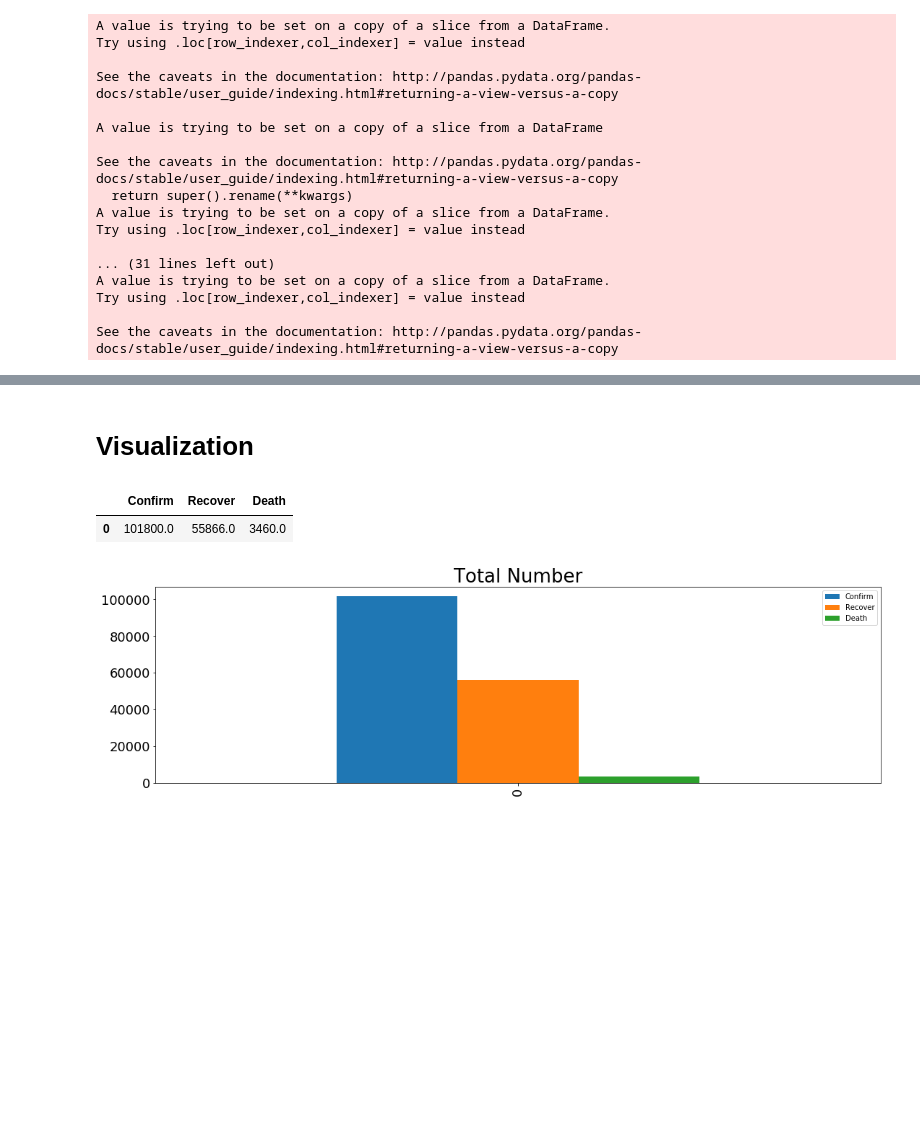
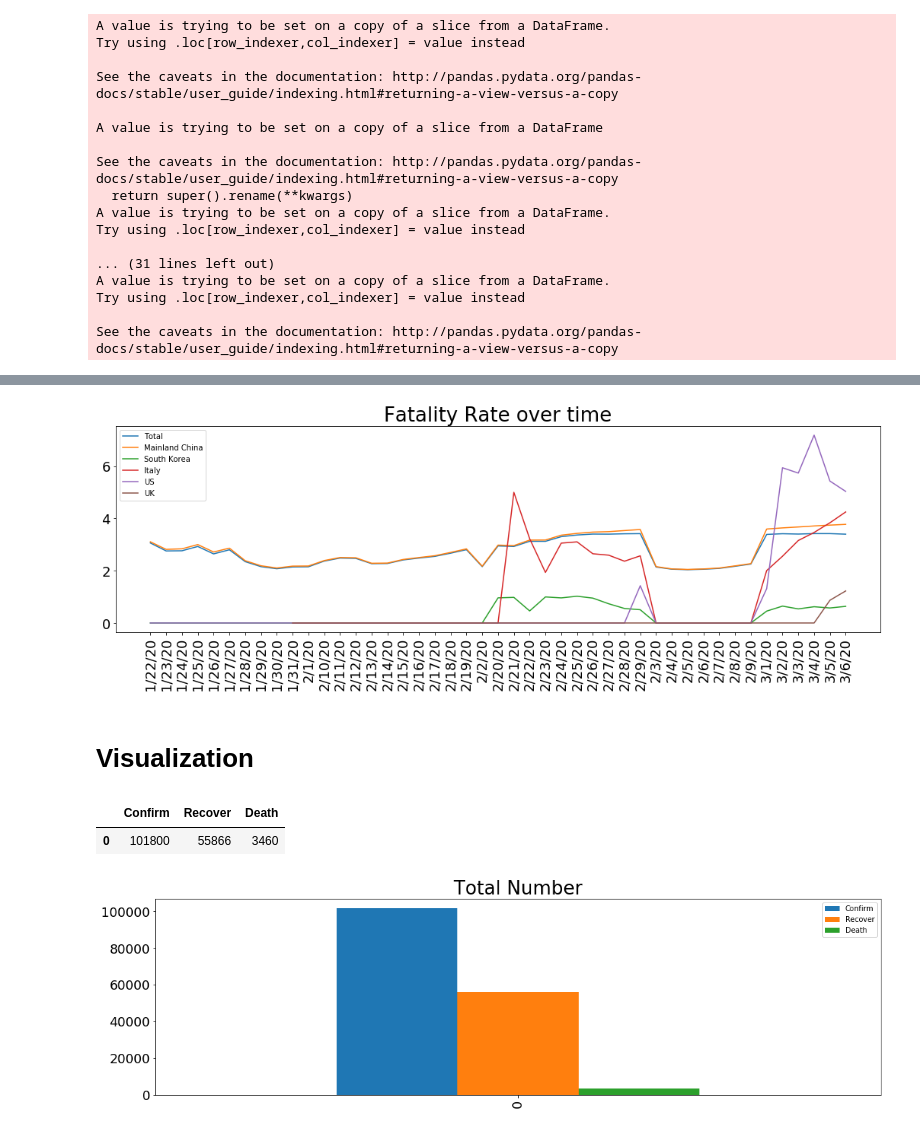
Before and after one commit to anjanatiha/COVID-19, a Jupyter notebook: Code and Analysis/corona-virus-exploratory-analysis-and-modeling.ipynb, the cells around one changed output, grey strips where cells are left out. Drawn from its saved outputs; the diff is of its cells as text; code cells hidden in the pictures; blank space fills up the shorter version.

```diff
--- a/Code and Analysis/corona-virus-exploratory-analysis-and-modeling.ipynb
+++ b/Code and Analysis/corona-virus-exploratory-analysis-and-modeling.ipynb
@@ -182,3 +182,7 @@ data_cols = [c for c in columns if c not in location_columns]
 last_day = time_series_covid_19_confirmed.columns[-1]
 
 new_cols = location_name_cols.append(last_day)
+# %%
+time_series_covid_19_confirmed[data_cols].fillna(0, inplace=True)
+time_series_covid_19_recovered[data_cols].fillna(0, inplace=True)
+time_series_covid_19_deaths[data_cols].fillna(0, inplace=True)
@@ -249,0 +237,8 @@ display(HTML(result_cont.to_html()))
+# %%
+def fatality_rate_func(country="Total", state=""):
+    if not state == "":
+        return (time_series_covid_19_deaths[time_series_covid_19_deaths["Province/State"]==state][data_cols].sum()/time_series_covid_19_confirmed[time_series_covid_19_confirmed["Province/State"]==state][data_cols].sum())*100
+    elif country == "Total":
+        return (time_series_covid_19_deaths[data_cols].sum()/time_series_covid_19_confirmed[data_cols].sum())*100
+    else:
+        return (time_series_covid_19_deaths[time_series_covid_19_deaths["Country/Region"]==country][data_cols].sum()/time_series_covid_19_confirmed[time_series_covid_19_confirmed["Country/Region"]==country][data_cols].sum())*100
@@ -250,3 +328,29 @@ display(HTML(result_cont.to_html()))
+# %%
+ticksize = 18
+titlesize = ticksize + 8
+labelsize = ticksize + 5
+
+figsize = (18, 5)
+params = {'figure.figsize' : figsize,
+          'axes.labelsize' : labelsize,
+          'axes.titlesize' : titlesize,
+          'xtick.labelsize': ticksize,
+          'ytick.labelsize': ticksize}
+
+plt.rcParams.update(params)
+
+countries = ["Total", 'Mainland China', 'South Korea', 'Italy', 'US', 'UK']
+# countries = result_cont.index.get_level_values('Country/Region').tolist()
+title = "Fatality Rate over time"
+
+for country in countries:
+    fatality_rate = fatality_rate_func(country=country, state="")
+    sns.lineplot(x=data_cols, y=fatality_rate, label=country)
+plt.title(title)
+plt.xticks(rotation=90)
+plt.show()
+# %% [output]
+[figure, added]
 # %% [markdown]
 # Visualization
 # %%
@@ -260,7 +364,7 @@ df_total = pd.DataFrame({"Confirm": [total_confirm],
 df_total.head()
 # %% [output]
 |  | Confirm | Recover | Death |
-| 0 | 101800.0 | 55866.0 | 3460.0 |
+| 0 | 101800 | 55866 | 3460 |
 # %%
 ticksize = 18
 titlesize = ticksize + 8
```
Also changed, not shown: parts of 13 cells of this notebook.
